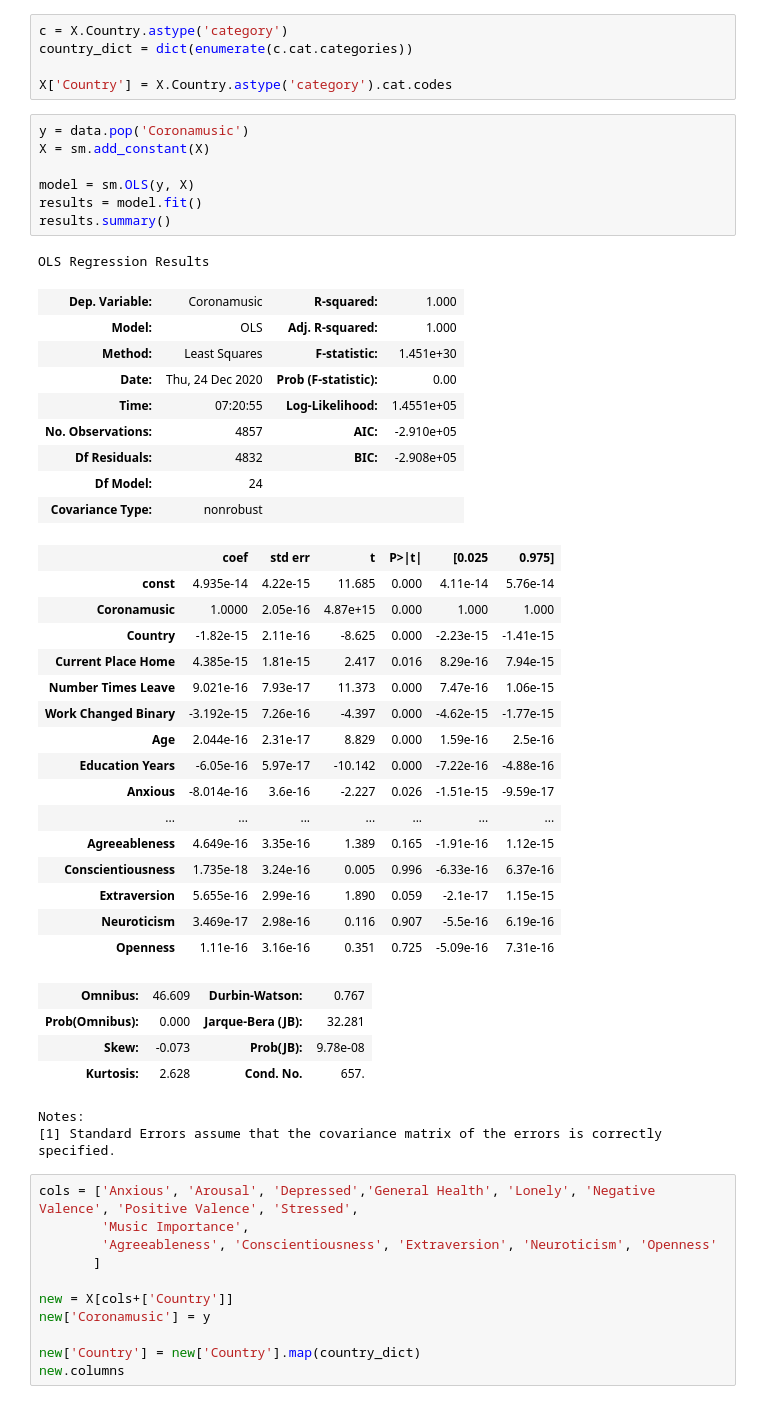
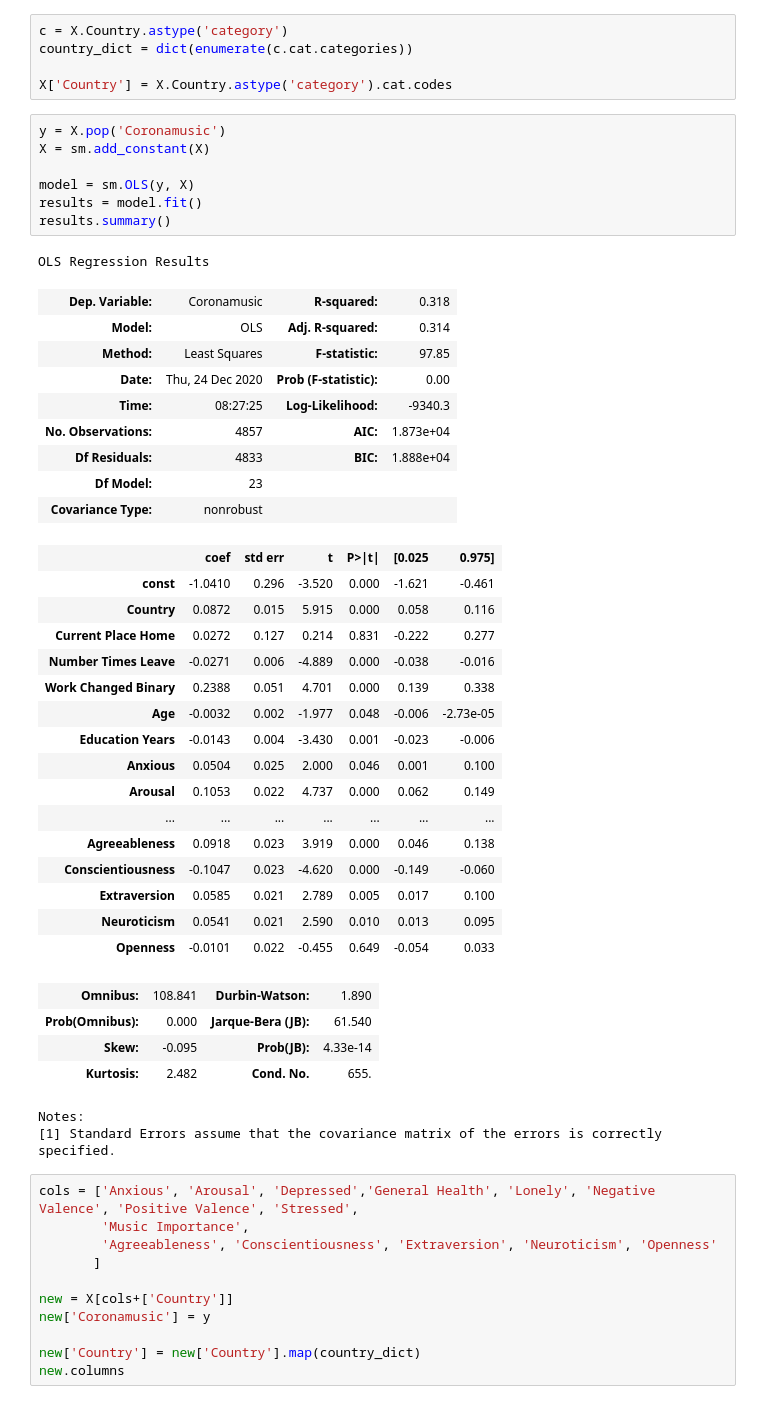
Before and after one commit to lkfink/CMQ, a Jupyter notebook: Coronamusic.ipynb, the cells around one changed output. Saved outputs shown, nothing was run; the diff lists cells and outputs as text.

```diff
--- a/Coronamusic.ipynb
+++ b/Coronamusic.ipynb
@@ -75,43 +75,43 @@ country_dict = dict(enumerate(c.cat.categories))
 
 X['Country'] = X.Country.astype('category').cat.codes
 # %%
-y = data.pop('Coronamusic')
+y = X.pop('Coronamusic')
 X = sm.add_constant(X)
 
 model = sm.OLS(y, X)
 results = model.fit()
 results.summary()
 # %% [output]
 OLS Regression Results
-| Dep. Variable: | Coronamusic | R-squared: | 1.000 |
-| Model: | OLS | Adj. R-squared: | 1.000 |
-| Method: | Least Squares | F-statistic: | 1.451e+30 |
+| Dep. Variable: | Coronamusic | R-squared: | 0.318 |
+| Model: | OLS | Adj. R-squared: | 0.314 |
+| Method: | Least Squares | F-statistic: | 97.85 |
 | Date: | Thu, 24 Dec 2020 | Prob (F-statistic): | 0.00 |
-| Time: | 07:20:55 | Log-Likelihood: | 1.4551e+05 |
-| No. Observations: | 4857 | AIC: | -2.910e+05 |
-| Df Residuals: | 4832 | BIC: | -2.908e+05 |
-| Df Model: | 24 |  |  |
+| Time: | 08:27:25 | Log-Likelihood: | -9340.3 |
+| No. Observations: | 4857 | AIC: | 1.873e+04 |
+| Df Residuals: | 4833 | BIC: | 1.888e+04 |
+| Df Model: | 23 |  |  |
 | Covariance Type: | nonrobust |  |  |
 |  | coef | std err | t | P>|t| | [0.025 | 0.975] |
-| const | 4.935e-14 | 4.22e-15 | 11.685 | 0.000 | 4.11e-14 | 5.76e-14 |
-| Coronamusic | 1.0000 | 2.05e-16 | 4.87e+15 | 0.000 | 1.000 | 1.000 |
-| Country | -1.82e-15 | 2.11e-16 | -8.625 | 0.000 | -2.23e-15 | -1.41e-15 |
-| Current Place Home | 4.385e-15 | 1.81e-15 | 2.417 | 0.016 | 8.29e-16 | 7.94e-15 |
-| Number Times Leave | 9.021e-16 | 7.93e-17 | 11.373 | 0.000 | 7.47e-16 | 1.06e-15 |
-| Work Changed Binary | -3.192e-15 | 7.26e-16 | -4.397 | 0.000 | -4.62e-15 | -1.77e-15 |
-| Age | 2.044e-16 | 2.31e-17 | 8.829 | 0.000 | 1.59e-16 | 2.5e-16 |
-| Education Years | -6.05e-16 | 5.97e-17 | -10.142 | 0.000 | -7.22e-16 | -4.88e-16 |
-| Anxious | -8.014e-16 | 3.6e-16 | -2.227 | 0.026 | -1.51e-15 | -9.59e-17 |
+| const | -1.0410 | 0.296 | -3.520 | 0.000 | -1.621 | -0.461 |
+| Country | 0.0872 | 0.015 | 5.915 | 0.000 | 0.058 | 0.116 |
+| Current Place Home | 0.0272 | 0.127 | 0.214 | 0.831 | -0.222 | 0.277 |
+| Number Times Leave | -0.0271 | 0.006 | -4.889 | 0.000 | -0.038 | -0.016 |
+| Work Changed Binary | 0.2388 | 0.051 | 4.701 | 0.000 | 0.139 | 0.338 |
+| Age | -0.0032 | 0.002 | -1.977 | 0.048 | -0.006 | -2.73e-05 |
+| Education Years | -0.0143 | 0.004 | -3.430 | 0.001 | -0.023 | -0.006 |
+| Anxious | 0.0504 | 0.025 | 2.000 | 0.046 | 0.001 | 0.100 |
+| Arousal | 0.1053 | 0.022 | 4.737 | 0.000 | 0.062 | 0.149 |
 | ... | ... | ... | ... | ... | ... | ... |
-| Agreeableness | 4.649e-16 | 3.35e-16 | 1.389 | 0.165 | -1.91e-16 | 1.12e-15 |
-| Conscientiousness | 1.735e-18 | 3.24e-16 | 0.005 | 0.996 | -6.33e-16 | 6.37e-16 |
-| Extraversion | 5.655e-16 | 2.99e-16 | 1.890 | 0.059 | -2.1e-17 | 1.15e-15 |
-| Neuroticism | 3.469e-17 | 2.98e-16 | 0.116 | 0.907 | -5.5e-16 | 6.19e-16 |
-| Openness | 1.11e-16 | 3.16e-16 | 0.351 | 0.725 | -5.09e-16 | 7.31e-16 |
+| Agreeableness | 0.0918 | 0.023 | 3.919 | 0.000 | 0.046 | 0.138 |
+| Conscientiousness | -0.1047 | 0.023 | -4.620 | 0.000 | -0.149 | -0.060 |
+| Extraversion | 0.0585 | 0.021 | 2.789 | 0.005 | 0.017 | 0.100 |
+| Neuroticism | 0.0541 | 0.021 | 2.590 | 0.010 | 0.013 | 0.095 |
+| Openness | -0.0101 | 0.022 | -0.455 | 0.649 | -0.054 | 0.033 |
-| Omnibus: | 46.609 | Durbin-Watson: | 0.767 |
-| Prob(Omnibus): | 0.000 | Jarque-Bera (JB): | 32.281 |
-| Skew: | -0.073 | Prob(JB): | 9.78e-08 |
-| Kurtosis: | 2.628 | Cond. No. | 657. |
+| Omnibus: | 108.841 | Durbin-Watson: | 1.890 |
+| Prob(Omnibus): | 0.000 | Jarque-Bera (JB): | 61.540 |
+| Skew: | -0.095 | Prob(JB): | 4.33e-14 |
+| Kurtosis: | 2.482 | Cond. No. | 655. |
 Notes:
 [1] Standard Errors assume that the covariance matrix of the errors is correctly specified.
 # %%
```
